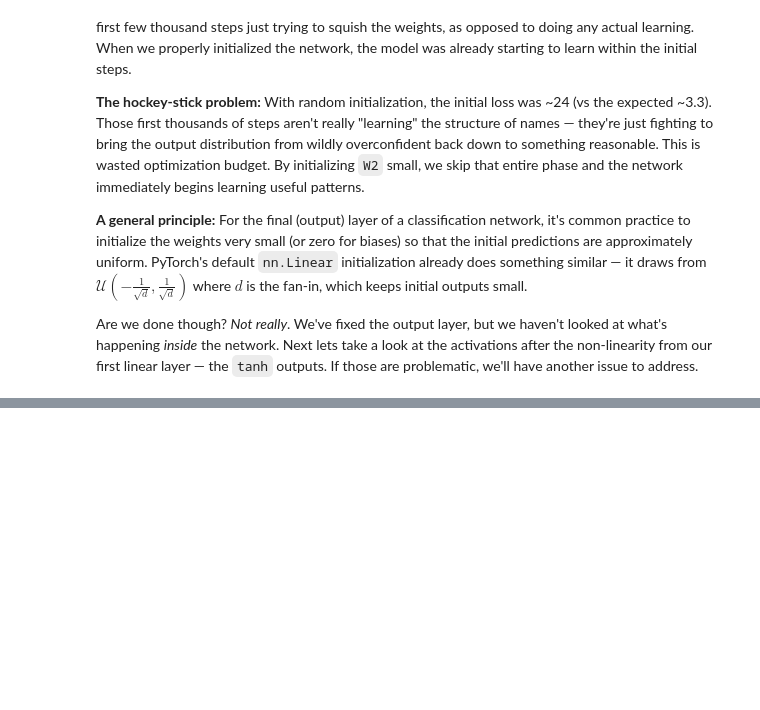
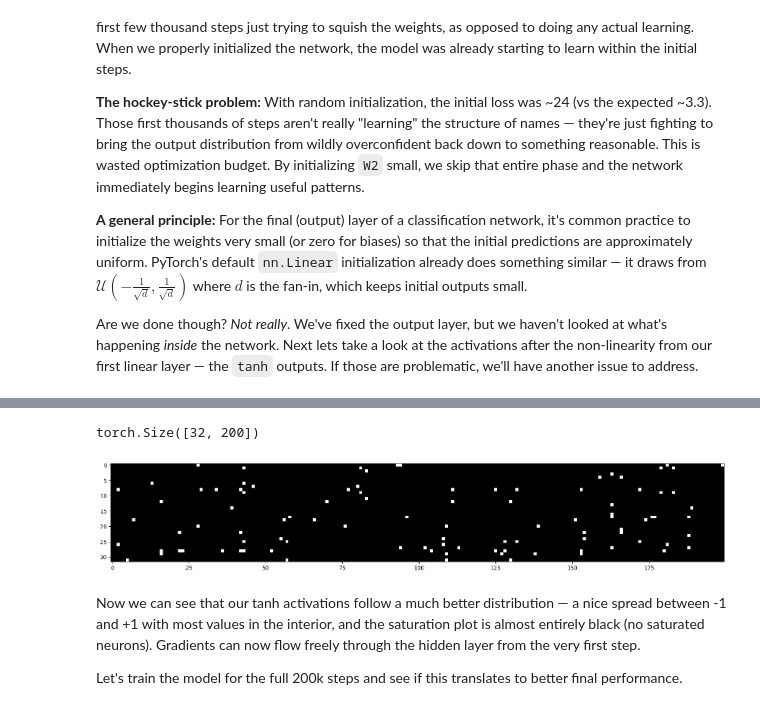
Before and after one commit to kshitijg92/karpathy-zero-to-hero-deep-work, a Jupyter notebook: lesson_4_makemore_batchnorm/makemore_batchnorm_part1.ipynb, the cells around one changed output, grey strips where cells are left out. Saved outputs shown, nothing was run; the diff lists cells and outputs as text; code cells hidden in the pictures; blank space fills up the shorter version.

```diff
--- a/lesson_4_makemore_batchnorm/makemore_batchnorm_part1.ipynb
+++ b/lesson_4_makemore_batchnorm/makemore_batchnorm_part1.ipynb
@@ -491,0 +633,11 @@ Are we done though? _Not really_. We've fixed the output layer, but we haven't l
+# %%
+print(h.shape)
+plt.figure(figsize=(20, 10))
+plt.imshow(h.abs() > 0.99, cmap='gray', interpolation='nearest');
+# %% [output]
+torch.Size([32, 200])
+[figure, added]
+# %% [markdown]
+Now we can see that our tanh activations follow a much better distribution — a nice spread between -1 and +1 with most values in the interior, and the saturation plot is almost entirely black (no saturated neurons). Gradients can now flow freely through the hidden layer from the very first step.
+
+Let's train the model for the full 200k steps and see if this translates to better final performance.
```
Also changed, not shown: parts of 17 cells of this notebook.
